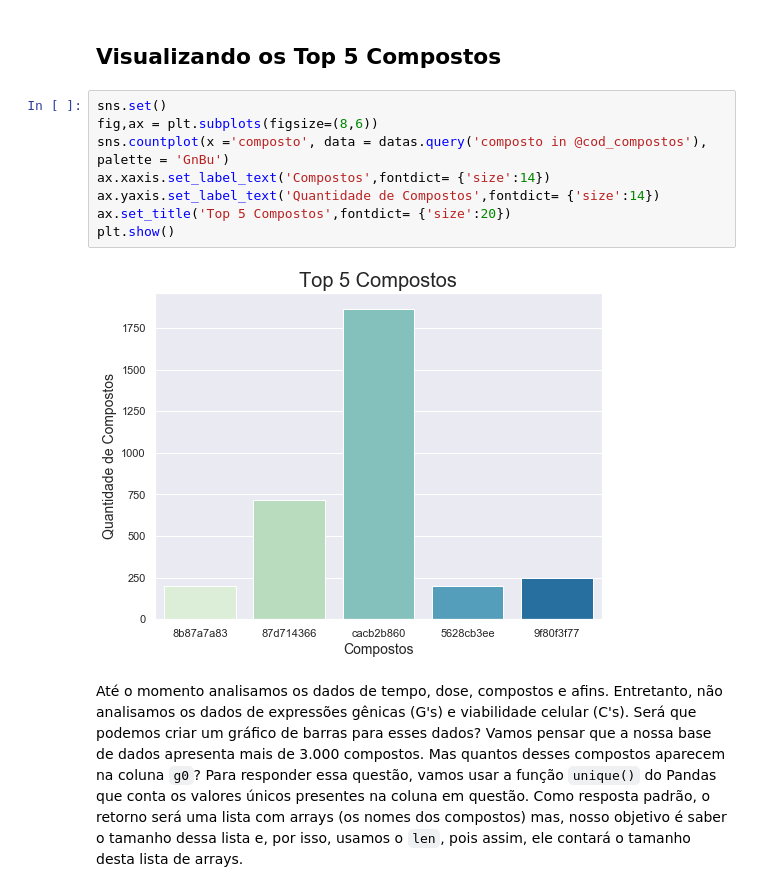
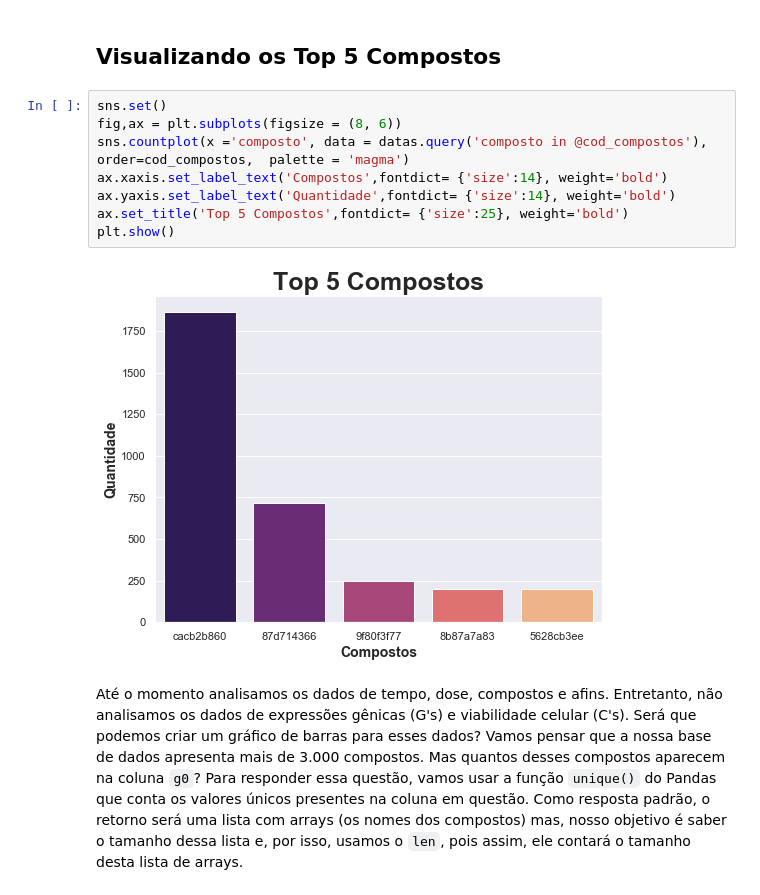
Before and after one commit to dnksaraiva/drug-discovery-data-analysis, a Jupyter notebook: exploration-checkpoint.ipynb, the cells around one changed output. Cells and saved outputs as stored; diff of their text form.

````diff
--- a/exploration-checkpoint.ipynb
+++ b/exploration-checkpoint.ipynb
@@ -303,14 +303,14 @@ datas.query('composto in @cod_compostos')
 ## Visualizando os Top 5 Compostos
 # %%
 sns.set()
-fig,ax = plt.subplots(figsize=(8,6))
-sns.countplot(x ='composto', data = datas.query('composto in @cod_compostos'), palette = 'GnBu')
-ax.xaxis.set_label_text('Compostos',fontdict= {'size':14})
-ax.yaxis.set_label_text('Quantidade de Compostos',fontdict= {'size':14})
-ax.set_title('Top 5 Compostos',fontdict= {'size':20})
+fig,ax = plt.subplots(figsize = (8, 6))
+sns.countplot(x ='composto', data = datas.query('composto in @cod_compostos'), order=cod_compostos,  palette = 'magma')
+ax.xaxis.set_label_text('Compostos',fontdict= {'size':14}, weight='bold')
+ax.yaxis.set_label_text('Quantidade',fontdict= {'size':14}, weight='bold')
+ax.set_title('Top 5 Compostos',fontdict= {'size':25}, weight='bold')
 plt.show()
 # %% [output]
-[figure, old version]
+[figure, new version]
 # %% [markdown]
 Até o momento analisamos os dados de tempo, dose, compostos e afins. Entretanto, não analisamos os dados de expressões gênicas (G's) e viabilidade celular (C's). Será que podemos criar um gráfico de barras para esses dados?
 Vamos pensar que a nossa base de dados apresenta mais de 3.000 compostos. Mas quantos desses compostos aparecem na coluna ```g0```?
````
Also changed, not shown: parts of 6 cells of this notebook.
